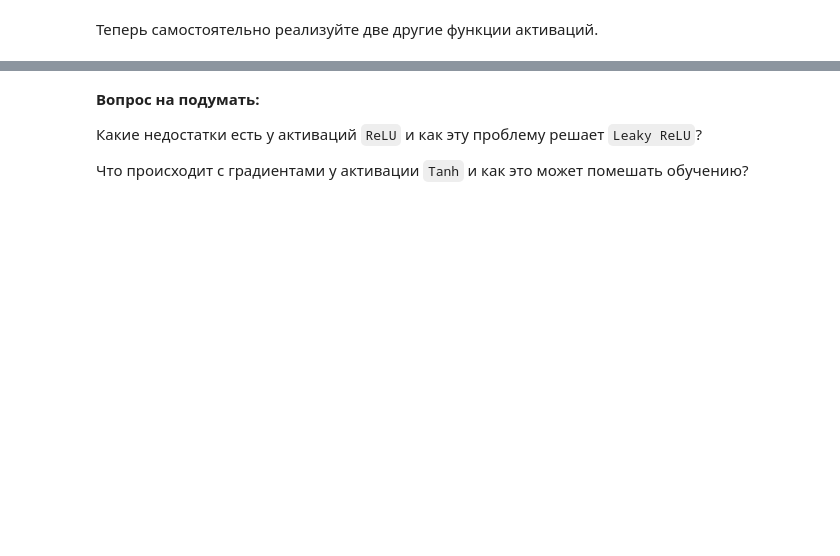
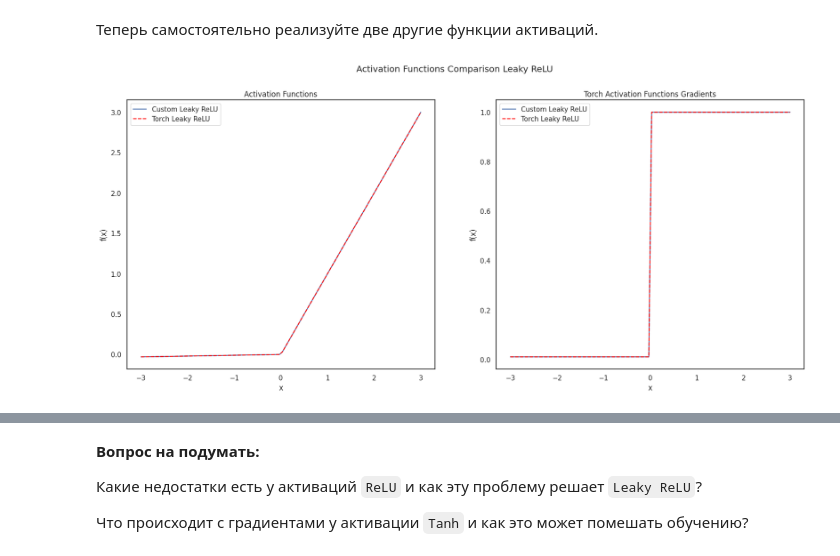
Before and after one commit to Daniich/hw_4_conv_cnn.ipynb, a Jupyter notebook: hw_4_conv_cnn.ipynb, the cells around one changed output, grey strips where cells are left out. Drawn from its saved outputs; the diff is of its cells as text; code cells hidden in the pictures; blank space fills up the shorter version.

```diff
--- a/hw_4_conv_cnn.ipynb
+++ b/hw_4_conv_cnn.ipynb
@@ -678,10 +754,12 @@ class LeakyReLU(nn.Module):
 
 
   def forward(self, x):
-    # YOUR CODE
+    return torch.maximum(self.alpha * x, x)
 
   def backward(self, x):
-    # YOUR CODE
+    grads = torch.ones_like(x)
+    grads[x <= 0] = self.alpha
+    return grads
 
 class Tanh(nn.Module):
   def __init__(self, ):
@@ -689,10 +767,10 @@ class Tanh(nn.Module):
 
 
   def forward(self, x):
-    # YOUR CODE
+    return torch.tanh(x)
 
   def backward(self, x):
-    # YOUR CODE
+    return 1 - torch.tanh(x) ** 2
 # %%
 # lets test your functions with torch functions
 
@@ -700,7 +778,7 @@ torch_leaky_relu = nn.LeakyReLU(negative_slope=0.01)
 torch_tanh = nn.Tanh()
 
 
-your_leaky_relu = LeakyReLU()
+your_leaky_relu = LeakyReLU(alpha=0.01)
 your_tanh = Tanh()
 # %%
 # Test forward pass
@@ -734,25 +812,27 @@ assert torch.allclose(grad_tanh_custom, grad_tanh_torch)
 # %%
 # Plot custom and torch functions
 fig, axes = plt.subplots(1, 2, figsize=(20, 8))
 fig.suptitle("Activation Functions Comparison Leaky ReLU")
 
 # Plot Custom Functions
 axes[0].set_title("Activation Functions")
 axes[0].plot(x.detach().numpy(), x_leaky_custom.detach().numpy(), label="Custom Leaky ReLU")
 axes[0].plot(x.detach().numpy(), x_leaky_torch.detach().numpy(), color='red', label="Torch Leaky ReLU", linestyle='--')
 axes[0].legend()
 axes[0].set_xlabel("x")
 axes[0].set_ylabel("f(x)")
 
 # Plot Torch Functions
 axes[1].set_title("Torch Activation Functions Gradients")
 axes[1].plot(x.detach().numpy(), grad_leaky_custom.detach().numpy(), label="Custom Leaky ReLU")
-axes[1].plot(x.detach().numpy(),1 grad_leaky_torch.detach().numpy(), color='red', label="Torch Leaky ReLU", linestyle='--')
+axes[1].plot(x.detach().numpy(), grad_leaky_torch.detach().numpy(), color='red', label="Torch Leaky ReLU", linestyle='--')
 axes[1].legend()
 axes[1].set_xlabel("x")
 axes[1].set_ylabel("f(x)")
 
 plt.show()
+# %% [output]
+[figure, added]
 # %%
 # Plot custom and torch functions
 fig, axes = plt.subplots(1, 2, figsize=(20, 8))
```
Also changed, not shown: parts of 36 cells of this notebook.
